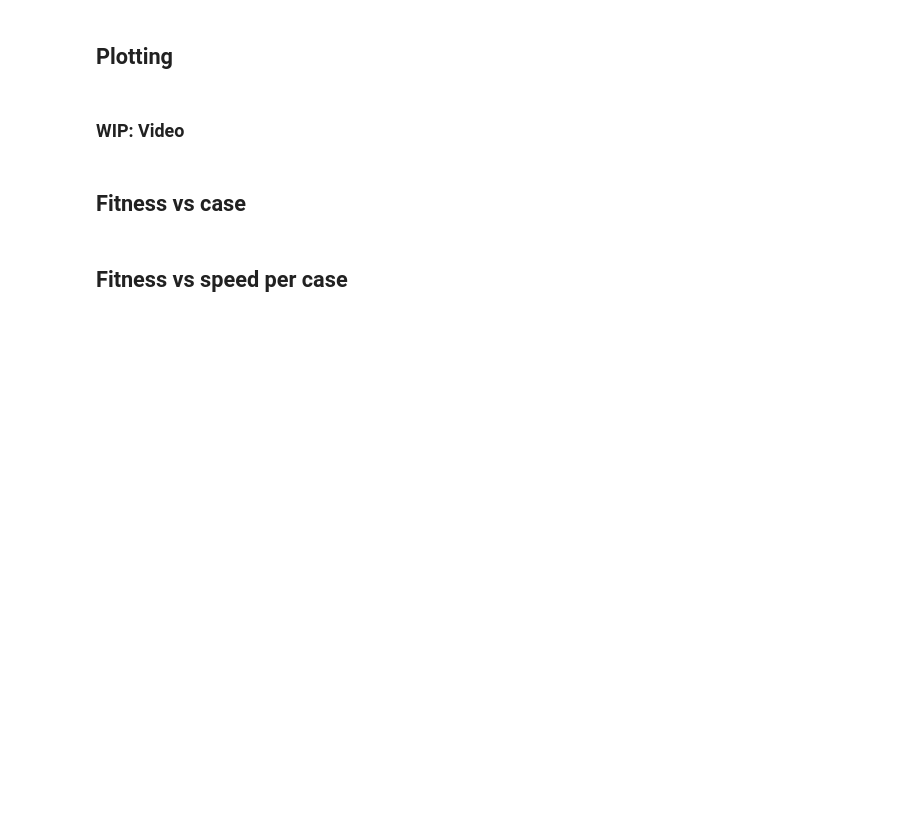
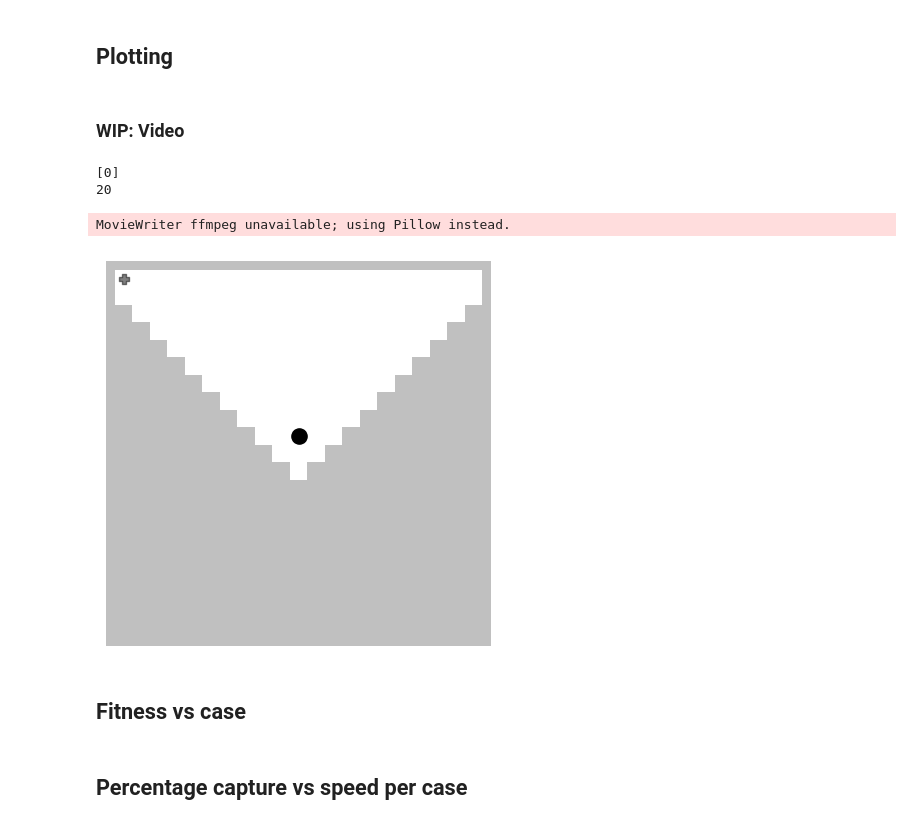
Before and after one commit to ghoshm/Multimodal_mazes, a Jupyter notebook: scripts/linear_screen_prey.ipynb, the cells around one changed output. Saved outputs shown, nothing was run; the diff lists cells and outputs as text; code cells hidden in the pictures; blank space fills up the shorter version.

```diff
--- a/scripts/linear_screen_prey.ipynb
+++ b/scripts/linear_screen_prey.ipynb
@@ -325,7 +320,6 @@ for b, _ in enumerate(policies):
 ## Plotting
 # %%
 agnt = multimodal_mazes.AgentRuleBased(location=None, channels=[1,1], policy='Linear fusion')
-noise = 0.1
 # time, path, prey_state, preys = multimodal_mazes.predator_trial(size=size, agnt=agnt, sensor_noise_scale=noise, n_prey=n_prey, pk=pk,n_steps=n_steps, scenario=scenario, pm=pm, pe=pe)
 time, path, prey_state, preys = multimodal_mazes.predator_trial(width=width, height=height, agnt=agnt, sensor_noise_scale=noise, n_prey=n_prey, pk=pk,n_steps=n_steps, scenario=scenario, pm=pm, pe=pe)
 print(prey_state)
@@ -366,11 +360,27 @@ plt.ylim([height + pk//2, (pk//2) - 1])
 plt.axis("off")
 # %% [markdown]
 ### WIP: Video
+# %%
+visible_steps = n_steps
+pm = 0
+
+agnt = multimodal_mazes.AgentRuleBased(location=None, channels=[1,1], policy='Nonlinear fusion')
+# time, path, prey_state, preys, env_log = multimodal_mazes.linear_prey_trial(width=width, height=height, agnt=agnt, sensor_noise_scale=noise, n_prey=n_prey, pk=pk,n_steps=n_steps, scenario=scenario, case=case, motion=motion, visible_steps=visible_steps, multisensory=multisensory, pc=pc, pm=pm, pe=pe, log_env=True)
+trial = multimodal_mazes.PredatorTrial(width=width, height=height, agnt=agnt, sensor_noise_scale=noise, n_prey=n_prey, pk=pk,n_steps=n_steps, scenario=scenario, case=case, motion=motion, visible_steps=visible_steps, multisensory=multisensory, pc=pc, pm=pm, pe=pe, log_env=True)
+time, path, prey_state, preys, env_log = trial.run_trial()
+print(prey_state)
+print(len(path))
+# %% [output]
+[0]
+20
 # %%
-agnt = multimodal_mazes.AgentRuleBased(location=None, channels=[1,1], policy='Linear fusion')
-noise = 0
+case = '2'
+pm = 0.8
+
+agnt = multimodal_mazes.AgentIntercept(location=None, channels=[1,1], policy='Kinetic alignment', direction=0)
 time, path, prey_state, preys, env_log = multimodal_mazes.linear_prey_trial(width=width, height=height, agnt=agnt, sensor_noise_scale=noise, n_prey=n_prey, pk=pk,n_steps=n_steps, scenario=scenario, case=case, motion=motion, visible_steps=visible_steps, multisensory=multisensory, pc=pc, pm=pm, pe=pe, log_env=True)
 print(prey_state)
+print(len(path))
 # %%
 import matplotlib.animation as animation
 prey_markers = ['P', 'X']
@@ -396,34 +406,38 @@ fig, ax = plt.subplots()
 plt.imshow(1 - env_log[0][:, :, -1], clim=[0.1,1.0], cmap=cmap_wall, alpha=0.25, zorder=1)
 plt.imshow((cmap_ch0(env_log[1][:,:,0]) + cmap_ch1(env_log[1][:,:,1]))/2, interpolation='gaussian', zorder=0)
 
 # Adjust axes
 plt.xlim([(pk//2) - 1, width + pk//2])
 plt.ylim([height + pk//2, (pk//2) - 1])
 plt.axis("off")
 
 # Initial data
 agnt_animation = ax.scatter([], [], s=120, color='k', zorder=3)
 preys_animation = [[] for _ in preys]
 for a, prey in enumerate(preys):
     if scenario == "Static":
      preys_animation[a] = ax.scatter([], [], s=60, color='k', alpha=0.5, marker=prey_markers[prey.cues], zorder=2)
     elif scenario != "Static":
         preys_animation[a] = ax.scatter([], [], s=60, color='k', alpha=0.5, marker=prey_markers[0], zorder=2)
 
 # Animate
 def update_animation(t):
     plt.imshow((cmap_ch0(env_log[t][:,:,0]) + cmap_ch1(env_log[t][:,:,1]))/2, interpolation='gaussian', zorder=0)
 
     agnt_animation.set_offsets([path[t, 1], path[t, 0]])
 
     for a, prey in enumerate(preys):
         try:
             preys_animation[a].set_offsets([prey.path[t][1], prey.path[t][0]])
         except:
             preys_animation[a].set(alpha=0)
 
-anim = animation.FuncAnimation(fig, update_animation, frames=range(0, len(path)), blit=False)
+#anim = animation.FuncAnimation(fig, update_animation, frames=range(0, len(path)), blit=False)
+anim = animation.FuncAnimation(fig, update_animation, frames=range(0, 20), blit=False)
 anim.save("Test.gif", dpi=300)
+# %% [output]
+MovieWriter ffmpeg unavailable; using Pillow instead.
+[figure, added]
 # %%
 # 2 channel colormap
 input_values = np.linspace(0,1,num=11)
@@ -468,5 +481,5 @@ plt.ylabel('Fitness')
 plt.xlabel('Case')
 plt.legend(loc='center right', bbox_to_anchor=(1.4, 0.5), labels=policies)
 # %% [markdown]
-## Fitness vs speed per case
+## Percentage capture vs speed per case
 # %%
```
Also changed, not shown: parts of 19 cells of this notebook, 8 other files.
